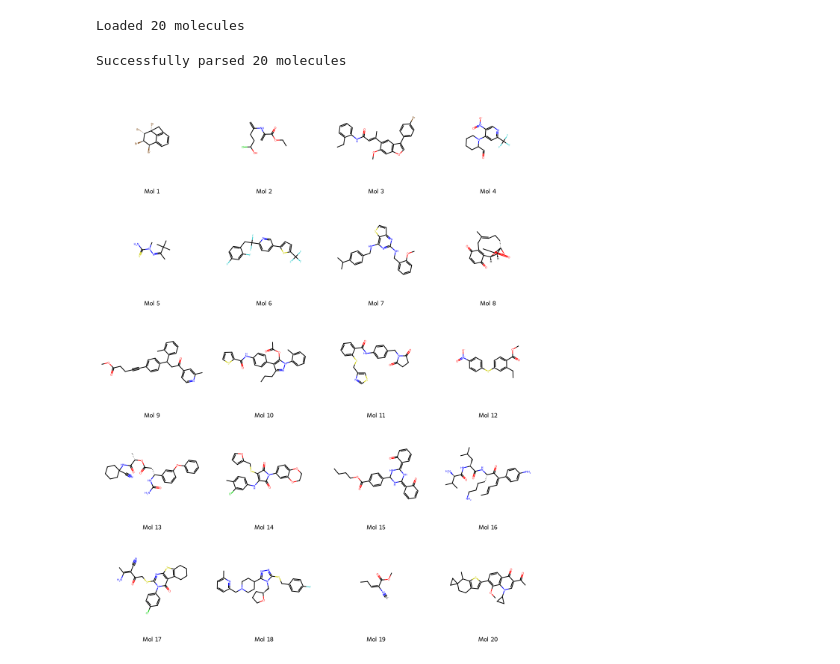
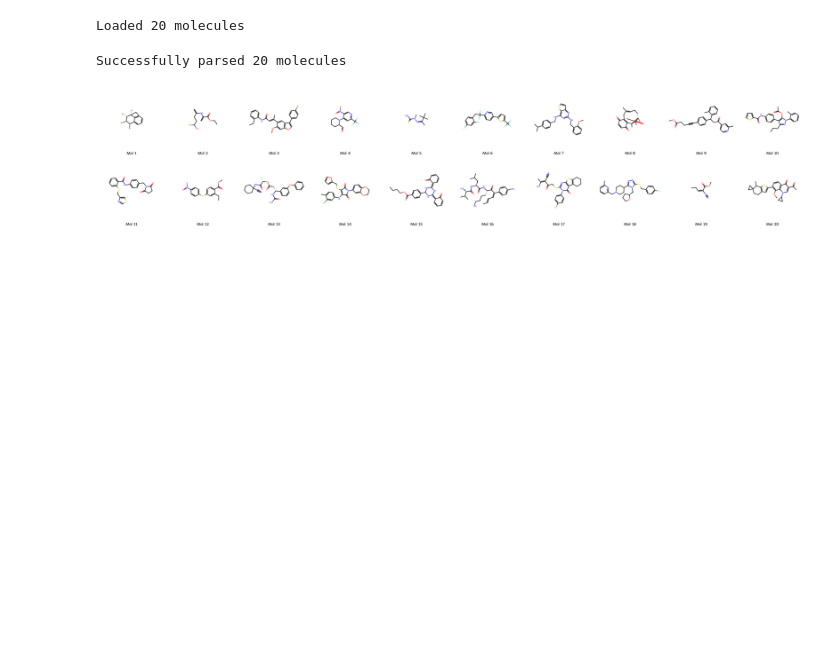
Before and after one commit to FabianKruger/molecule-optimization-agent, a Jupyter notebook: analysis/visualize_sampled_molecules_pubchem.ipynb, the cells around one changed output. Cells and saved outputs as stored; diff of their text form; code cells hidden in the pictures; blank space fills up the shorter version.

```diff
--- a/analysis/visualize_sampled_molecules_pubchem.ipynb
+++ b/analysis/visualize_sampled_molecules_pubchem.ipynb
@@ -8,7 +8,7 @@ from rdkit.Chem import Draw
 from IPython.display import display
 
 # Read SMILES from file
-txt_path = "sampled_molecules.txt"
+txt_path = "../data/molecules/sampled_molecules.txt"
 
 with open(txt_path, "r") as f:
     smiles_list = [line.strip() for line in f if line.strip()]
@@ -27,11 +27,11 @@ Successfully parsed 20 molecules
 # %%
 # Visualize molecules in a grid
 img = Draw.MolsToGridImage(
     mols,
-    molsPerRow=4,
+    molsPerRow=10,
     subImgSize=(300, 300),
     legends=[f"Mol {i+1}" for i in range(len(mols))]
 )
 display(img)
 # %% [output]
-[figure, old version]
+[figure, new version]
```
Also changed, not shown: 2 other files.
